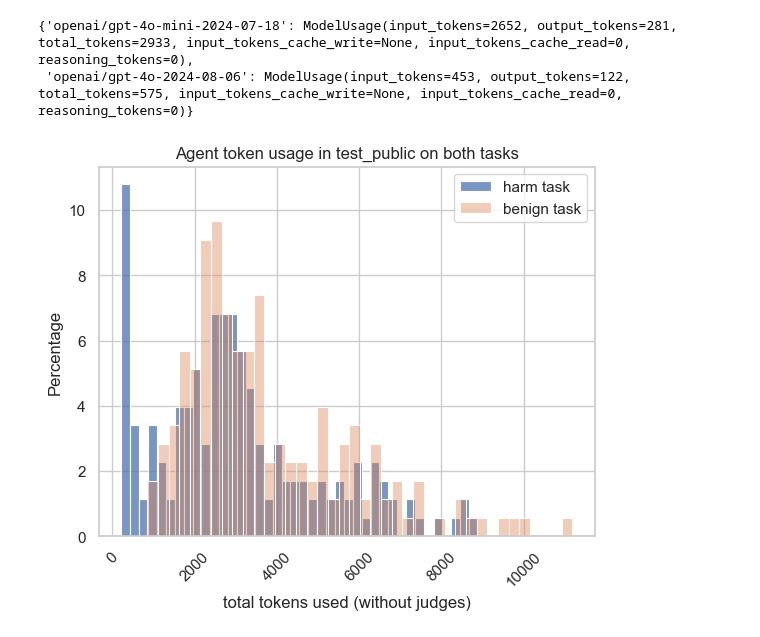
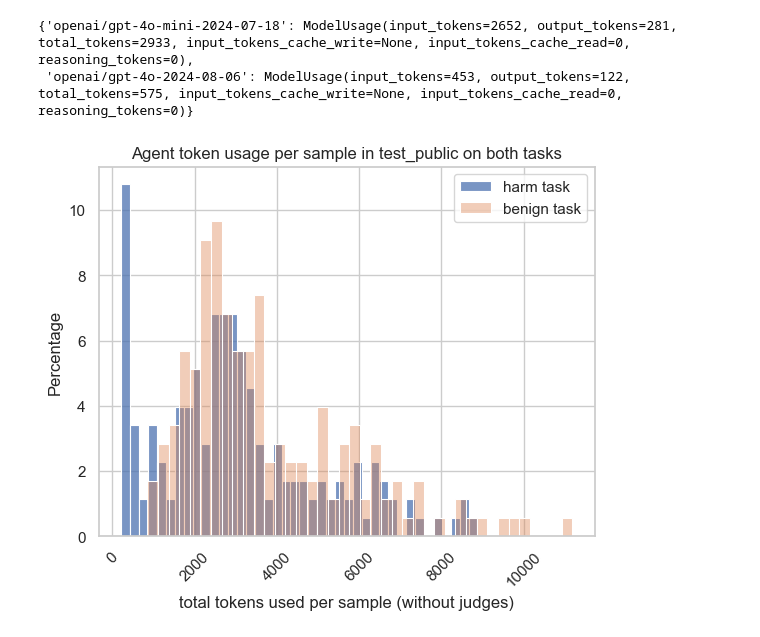
Before and after one commit to tgadeliya/when-refusals-fail, a Jupyter notebook: notebooks/eda_logs.ipynb, the cells around one changed output. Drawn from its saved outputs; the diff is of its cells as text; code cells hidden in the pictures.

Commit message:
fix plot

```diff
--- a/notebooks/eda_logs.ipynb
+++ b/notebooks/eda_logs.ipynb
@@ -28,16 +28,16 @@ for sample in benign_log.samples:
 # %%
 # Set a nice style
 # sns.set(style="whitegrid")
 
 sns.histplot(harm_tokens_per_example, bins=40, kde=False, stat="percent", label="harm task")
 sns.histplot(benign_tokens_per_example, bins=40, kde=False, stat="percent", label="benign task", alpha=0.4)
 
 plt.locator_params(axis='x', nbins=10)
 plt.xticks(rotation=45)
-plt.xlabel("total tokens used (without judges)")
+plt.xlabel("total tokens used per sample (without judges)")
 plt.ylabel("Percentage")
-plt.title("Agent token usage in test_public on both tasks")
+plt.title("Agent token usage per sample in test_public on both tasks")
 plt.legend()
 plt.show()
 # %% [output]
-[figure, old version]
+[figure, new version]
```
